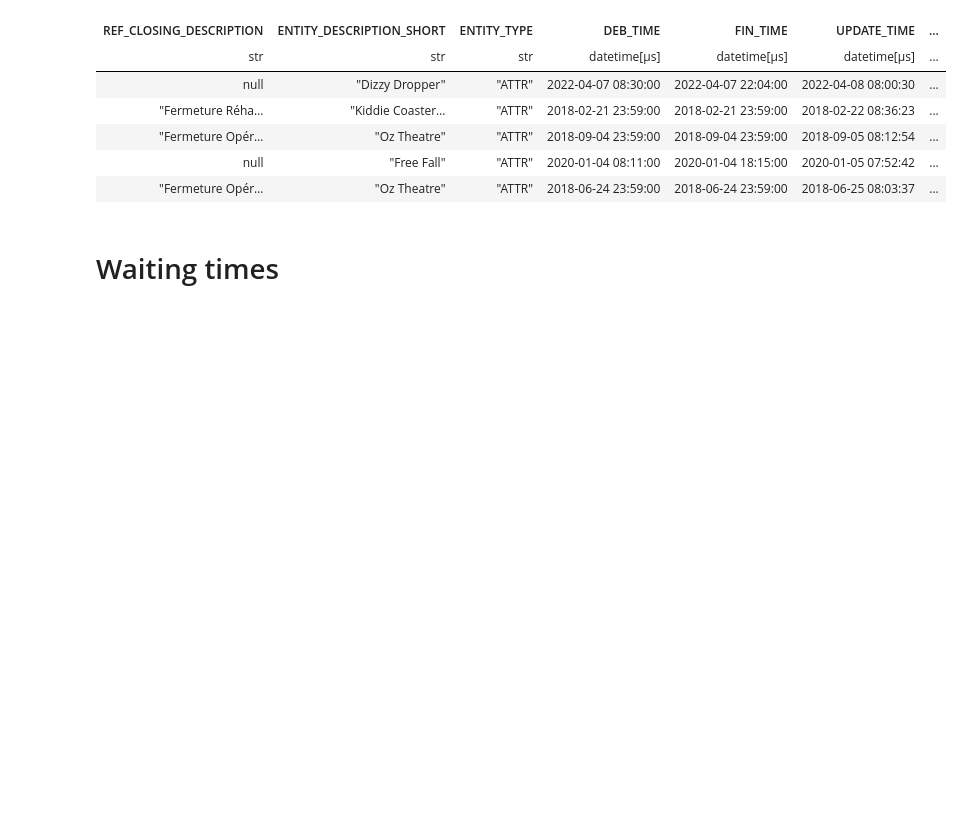
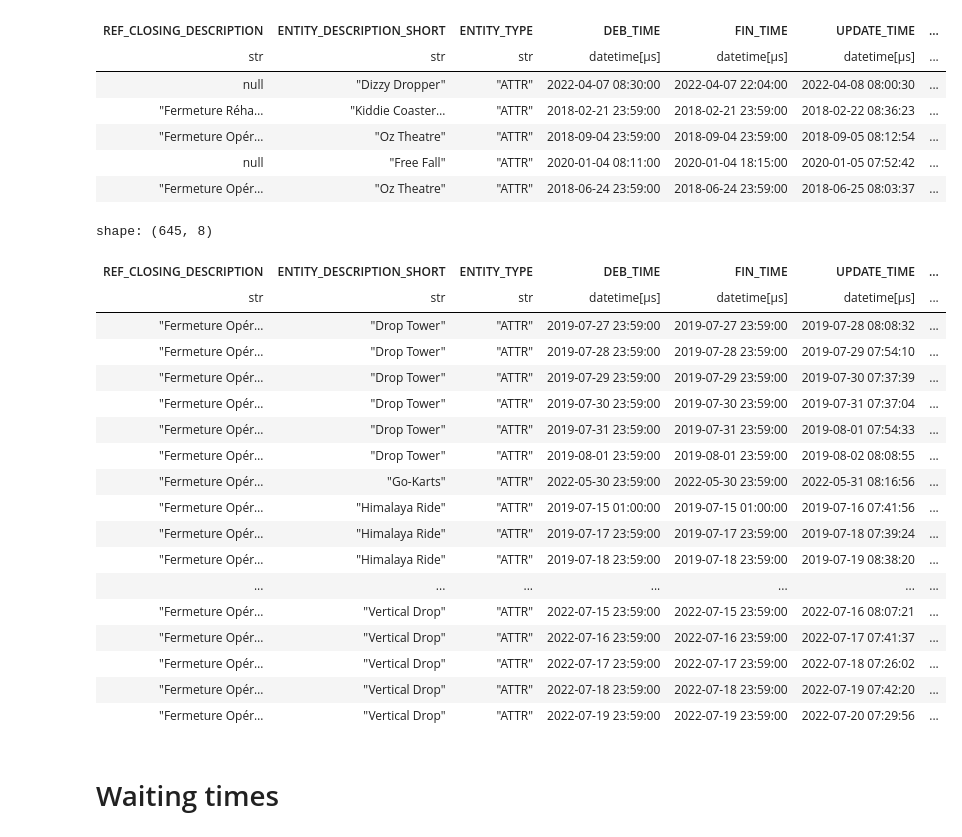
Before and after one commit to cedotorpedo/europark, a Jupyter notebook: EDA.ipynb, the cells around one changed output. Drawn from its saved outputs; the diff is of its cells as text; code cells hidden in the pictures; blank space fills up the shorter version.

```diff
--- a/EDA.ipynb
+++ b/EDA.ipynb
@@ -114,6 +92,28 @@ shape: (5, 8)
 | "Fermeture Opér… | "Oz Theatre" | "ATTR" | 2018-09-04 23:59:00 | 2018-09-04 23:59:00 | 2018-09-05 08:12:54 | ... |
 | null | "Free Fall" | "ATTR" | 2020-01-04 08:11:00 | 2020-01-04 18:15:00 | 2020-01-05 07:52:42 | ... |
 | "Fermeture Opér… | "Oz Theatre" | "ATTR" | 2018-06-24 23:59:00 | 2018-06-24 23:59:00 | 2018-06-25 08:03:37 | ... |
+# %%
+schedule.filter(col('REF_CLOSING_DESCRIPTION')== 'Fermeture Opérationnelle').sort('ENTITY_DESCRIPTION_SHORT', 'DEB_TIME', descending=[False, False])
+# %% [output]
+shape: (645, 8)
+| REF_CLOSING_DESCRIPTION | ENTITY_DESCRIPTION_SHORT | ENTITY_TYPE | DEB_TIME | FIN_TIME | UPDATE_TIME | ... |
+| str | str | str | datetime[μs] | datetime[μs] | datetime[μs] | ... |
+| "Fermeture Opér… | "Drop Tower" | "ATTR" | 2019-07-27 23:59:00 | 2019-07-27 23:59:00 | 2019-07-28 08:08:32 | ... |
+| "Fermeture Opér… | "Drop Tower" | "ATTR" | 2019-07-28 23:59:00 | 2019-07-28 23:59:00 | 2019-07-29 07:54:10 | ... |
+| "Fermeture Opér… | "Drop Tower" | "ATTR" | 2019-07-29 23:59:00 | 2019-07-29 23:59:00 | 2019-07-30 07:37:39 | ... |
+| "Fermeture Opér… | "Drop Tower" | "ATTR" | 2019-07-30 23:59:00 | 2019-07-30 23:59:00 | 2019-07-31 07:37:04 | ... |
+| "Fermeture Opér… | "Drop Tower" | "ATTR" | 2019-07-31 23:59:00 | 2019-07-31 23:59:00 | 2019-08-01 07:54:33 | ... |
+| "Fermeture Opér… | "Drop Tower" | "ATTR" | 2019-08-01 23:59:00 | 2019-08-01 23:59:00 | 2019-08-02 08:08:55 | ... |
+| "Fermeture Opér… | "Go-Karts" | "ATTR" | 2022-05-30 23:59:00 | 2022-05-30 23:59:00 | 2022-05-31 08:16:56 | ... |
+| "Fermeture Opér… | "Himalaya Ride" | "ATTR" | 2019-07-15 01:00:00 | 2019-07-15 01:00:00 | 2019-07-16 07:41:56 | ... |
+| "Fermeture Opér… | "Himalaya Ride" | "ATTR" | 2019-07-17 23:59:00 | 2019-07-17 23:59:00 | 2019-07-18 07:39:24 | ... |
+| "Fermeture Opér… | "Himalaya Ride" | "ATTR" | 2019-07-18 23:59:00 | 2019-07-18 23:59:00 | 2019-07-19 08:38:20 | ... |
+| ... | ... | ... | ... | ... | ... | ... |
+| "Fermeture Opér… | "Vertical Drop" | "ATTR" | 2022-07-15 23:59:00 | 2022-07-15 23:59:00 | 2022-07-16 08:07:21 | ... |
+| "Fermeture Opér… | "Vertical Drop" | "ATTR" | 2022-07-16 23:59:00 | 2022-07-16 23:59:00 | 2022-07-17 07:41:37 | ... |
+| "Fermeture Opér… | "Vertical Drop" | "ATTR" | 2022-07-17 23:59:00 | 2022-07-17 23:59:00 | 2022-07-18 07:26:02 | ... |
+| "Fermeture Opér… | "Vertical Drop" | "ATTR" | 2022-07-18 23:59:00 | 2022-07-18 23:59:00 | 2022-07-19 07:42:20 | ... |
+| "Fermeture Opér… | "Vertical Drop" | "ATTR" | 2022-07-19 23:59:00 | 2022-07-19 23:59:00 | 2022-07-20 07:29:56 | ... |
 # %% [markdown]
 # Waiting times
 # %%
```
Also changed, not shown: parts of 15 cells of this notebook.
